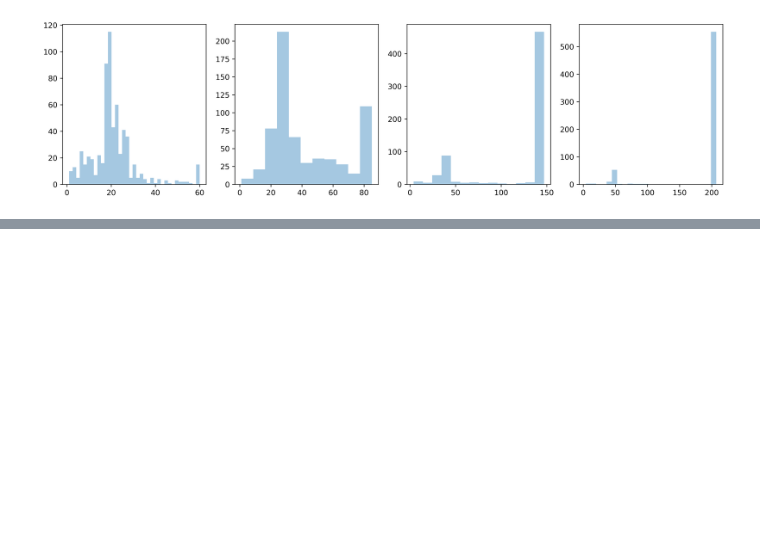
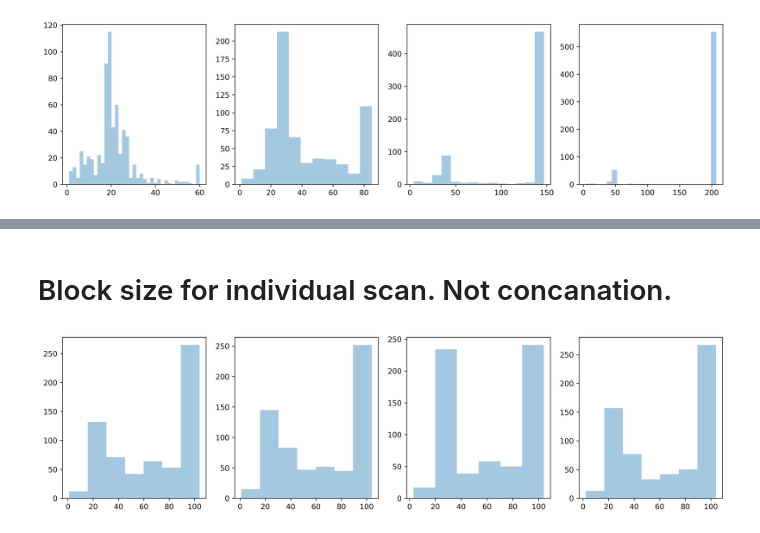
Before and after one commit to hahaai/Bagging_Prediction, a Jupyter notebook: Bagging_data/testing_Corr_Matrix/BlockSize_testing.ipynb, the cells around one changed output, grey strips where cells are left out. Saved outputs shown, nothing was run; the diff lists cells and outputs as text; code cells hidden in the pictures; blank space fills up the shorter version.

```diff
--- a/Bagging_data/testing_Corr_Matrix/BlockSize_testing.ipynb
+++ b/Bagging_data/testing_Corr_Matrix/BlockSize_testing.ipynb
@@ -61,0 +52,12 @@ i
+# %% [markdown]
+# Block size for individual scan. Not concanation.
+# %%
+## optimal block size of global signal (average across all parcelations)
+bs_globle=np.load('blocksize_sub_globlesig_individual_scan.npy')
+
+bs_globle.shape
+fig, axs = plt.subplots(1,4,figsize=(16,4),dpi=600)
+for i in range(0,4):
+    sns.distplot(bs_globle[i,:],kde=False,ax=axs[i])
+# %% [output]
+[figure, added]
```
Also changed, not shown: parts of 8 cells of this notebook.
